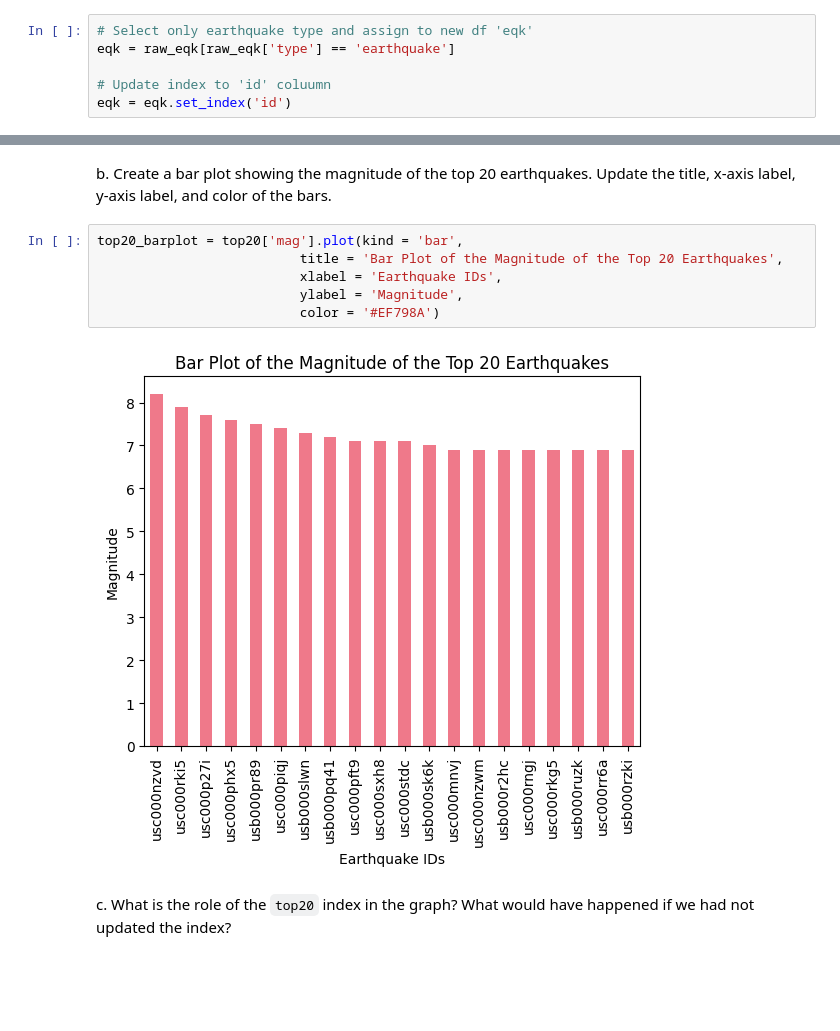
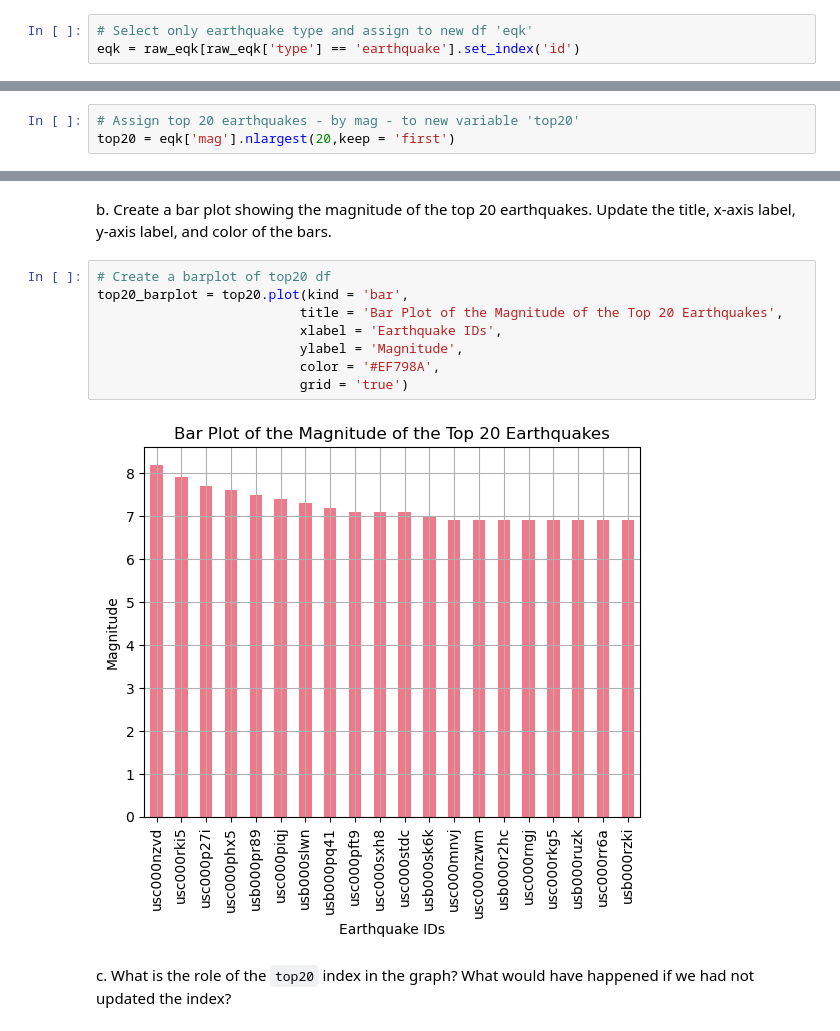
Before and after one commit to nmoraescommit/eds220-hwk1, a Jupyter notebook: hwk1-task3-earthquakes.ipynb, the cells around one changed output, grey strips where cells are left out. Cells and saved outputs as stored; diff of their text form; blank space fills up the shorter version.

```diff
--- a/hwk1-task3-earthquakes.ipynb
+++ b/hwk1-task3-earthquakes.ipynb
@@ -115,10 +115,7 @@ unique_events = raw_eqk['type'].unique()
 a. Select only earthquake events and store them as `eqk` (variable name). Update the index of `eqk` to be the `id` column of the dataframe.
 # %%
 # Select only earthquake type and assign to new df 'eqk'
-eqk = raw_eqk[raw_eqk['type'] == 'earthquake']
-
-# Update index to 'id' coluumn
-eqk = eqk.set_index('id')
+eqk = raw_eqk[raw_eqk['type'] == 'earthquake'].set_index('id')
 # %%
 # View the dataframe
 eqk
@@ -191,3 +182,6 @@ top20 = pd.DataFrame(eqk.nlargest(20,'mag'))
+# %%
+# Assign top 20 earthquakes - by mag - to new variable 'top20'
+top20 = eqk['mag'].nlargest(20,keep = 'first')
 # %%
 # View the dataframe
 top20
@@ -215,13 +208,15 @@ top20
 
 b. Create a bar plot showing the magnitude of the top 20 earthquakes. Update the title, x-axis label, y-axis label, and color of the bars.
 # %%
-top20_barplot = top20['mag'].plot(kind = 'bar',
+# Create a barplot of top20 df
+top20_barplot = top20.plot(kind = 'bar',
                           title = 'Bar Plot of the Magnitude of the Top 20 Earthquakes',
                           xlabel = 'Earthquake IDs',
                           ylabel = 'Magnitude',
-                          color = '#EF798A')
+                          color = '#EF798A',
+                          grid = 'true')
 # %% [output]
-[figure, old version]
+[figure, new version]
 # %% [markdown]
 <!-- END QUESTION -->
 
```
Also changed, not shown: parts of 14 cells of this notebook, 2 other files.
